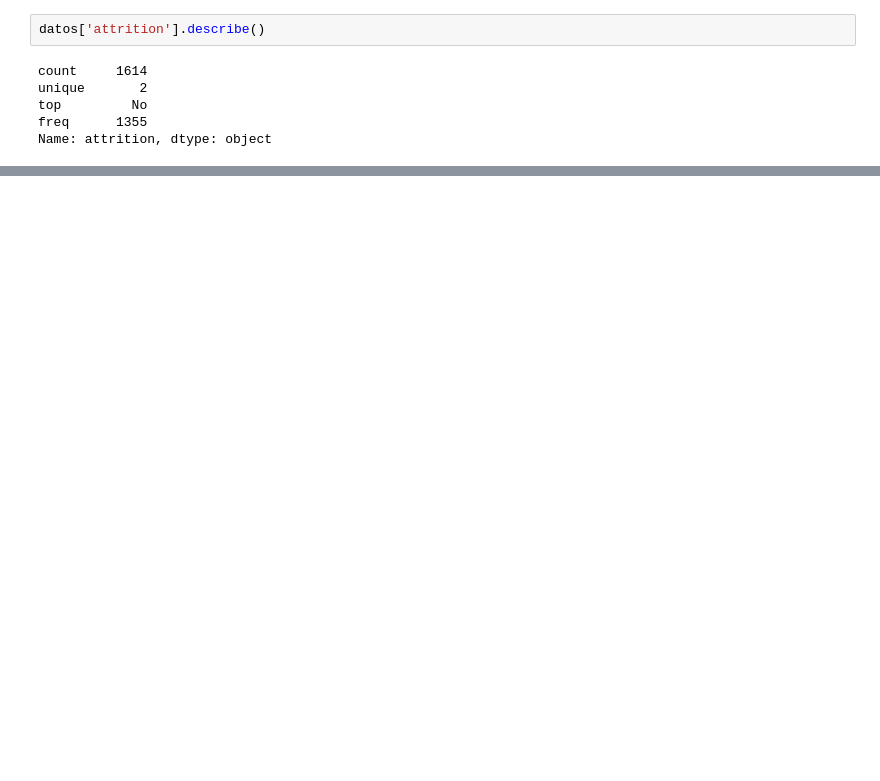
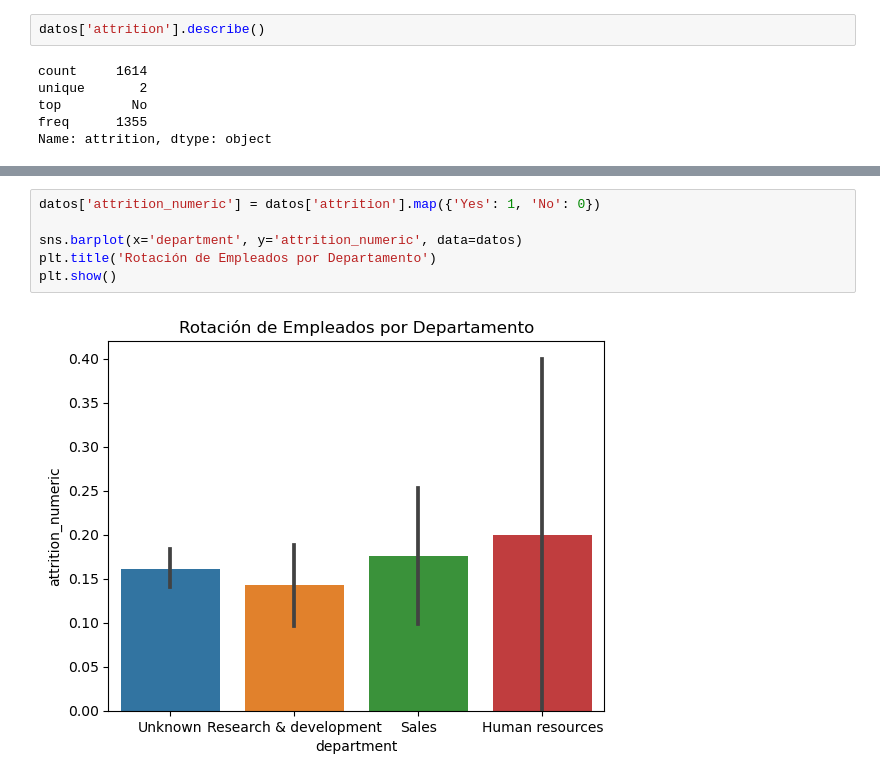
Before and after one commit to laural87/project-da-promo-I-modulo-3-team-2, a Jupyter notebook: Fase2_visualizaciones.ipynb, the cells around one changed output, grey strips where cells are left out. Saved outputs shown, nothing was run; the diff lists cells and outputs as text; blank space fills up the shorter version.

```diff
--- a/Fase2_visualizaciones.ipynb
+++ b/Fase2_visualizaciones.ipynb
@@ -93,0 +230,8 @@ Name: attrition, dtype: object
+# %%
+datos['attrition_numeric'] = datos['attrition'].map({'Yes': 1, 'No': 0})
+
+sns.barplot(x='department', y='attrition_numeric', data=datos)
+plt.title('Rotación de Empleados por Departamento')
+plt.show()
+# %% [output]
+[figure, added]
```
Also changed, not shown: parts of 27 cells of this notebook.
